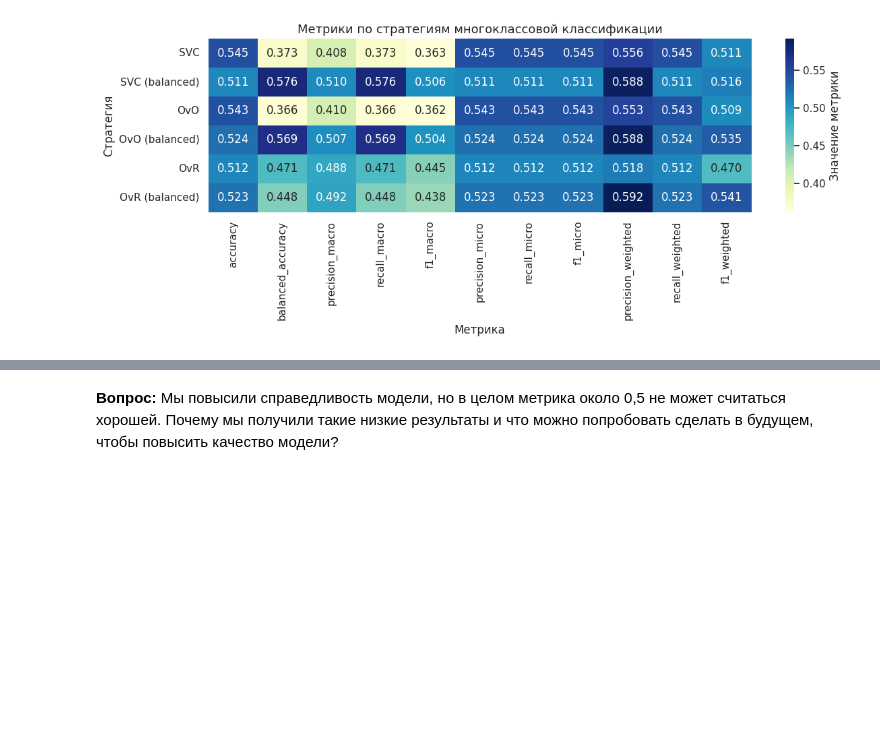
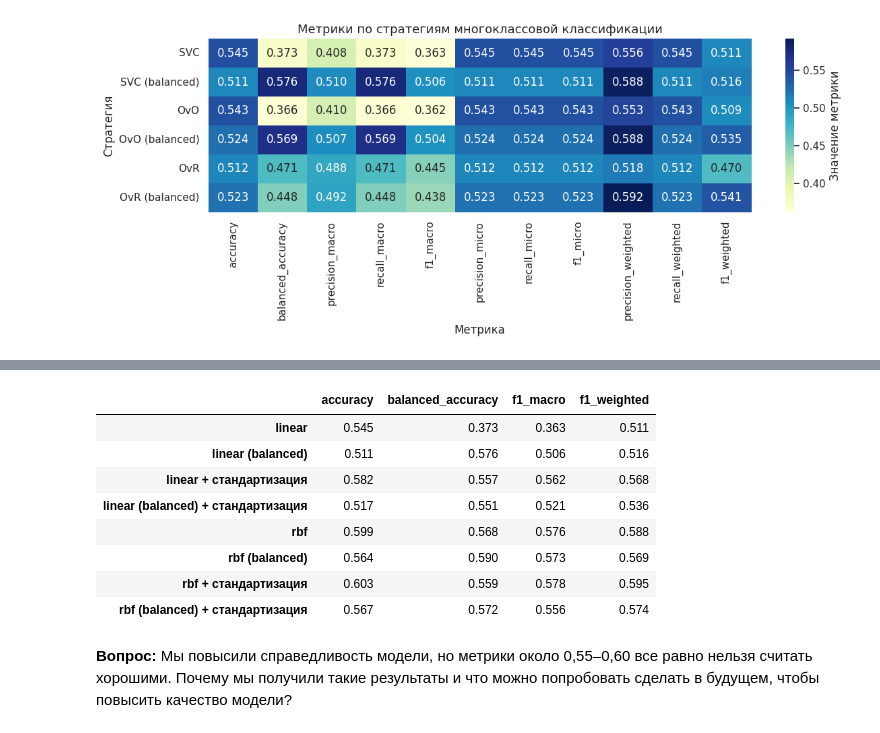
Before and after one commit to evgpat/ml_basics_course, a Jupyter notebook: lesson_06/06_Семинар_Многоклассовая_классификация.ipynb, the cells around one changed output, grey strips where cells are left out. Cells and saved outputs as stored; diff of their text form; code cells hidden in the pictures; blank space fills up the shorter version.

```diff
--- a/lesson_06/06_Семинар_Многоклассовая_классификация.ipynb
+++ b/lesson_06/06_Семинар_Многоклассовая_классификация.ipynb
@@ -567,2 +771,33 @@ Accuracy (общая точность) действительно снизила
+# %%
+svm_rbf = SVC(kernel="rbf", C=1.0, gamma="scale", random_state=0)
+svm_rbf_balanced = SVC(kernel="rbf", C=1.0, gamma="scale", class_weight="balanced", random_state=0)
+
+cv_results_rbf = cross_validate(svm_rbf, X, y, cv=cv, n_jobs=3, scoring=scoring)
+cv_results_rbf_balanced = cross_validate(svm_rbf_balanced, X, y, cv=cv, n_jobs=3, scoring=scoring)
+cv_results_rbf_scaled = cross_validate(make_pipeline(StandardScaler(), svm_rbf), X, y, cv=cv, n_jobs=3, scoring=scoring)
+cv_results_rbf_scaled_balanced = cross_validate(make_pipeline(StandardScaler(), svm_rbf_balanced), X, y, cv=cv, n_jobs=3, scoring=scoring)
+
+summary_kernels = pd.concat([
+    summarize(cv_results_svm, "linear"),
+    summarize(cv_results_svm_balanced, "linear (balanced)"),
+    summarize(cv_results_svm_scaled, "linear + стандартизация"),
+    summarize(cv_results_svm_scaled_balanced, "linear (balanced) + стандартизация"),
+    summarize(cv_results_rbf, "rbf"),
+    summarize(cv_results_rbf_balanced, "rbf (balanced)"),
+    summarize(cv_results_rbf_scaled, "rbf + стандартизация"),
+    summarize(cv_results_rbf_scaled_balanced, "rbf (balanced) + стандартизация"),
+], axis=1).T
+
+display(summary_kernels[["accuracy", "balanced_accuracy", "f1_macro", "f1_weighted"]])
+# %% [output]
+|  | accuracy | balanced_accuracy | f1_macro | f1_weighted |
+| linear | 0.545 | 0.373 | 0.363 | 0.511 |
+| linear (balanced) | 0.511 | 0.576 | 0.506 | 0.516 |
+| linear + стандартизация | 0.582 | 0.557 | 0.562 | 0.568 |
+| linear (balanced) + стандартизация | 0.517 | 0.551 | 0.521 | 0.536 |
+| rbf | 0.599 | 0.568 | 0.576 | 0.588 |
+| rbf (balanced) | 0.564 | 0.590 | 0.573 | 0.569 |
+| rbf + стандартизация | 0.603 | 0.559 | 0.578 | 0.595 |
+| rbf (balanced) + стандартизация | 0.567 | 0.572 | 0.556 | 0.574 |
 # %% [markdown]
-**Вопрос:** Мы повысили справедливость модели, но в целом метрика около 0,5 не может считаться хорошей. Почему мы получили такие низкие результаты и что можно попробовать сделать в будущем, чтобы повысить качество модели?
+**Вопрос:** Мы повысили справедливость модели, но метрики около 0,55–0,60 все равно нельзя считать хорошими. Почему мы получили такие результаты и что можно попробовать сделать в будущем, чтобы повысить качество модели?
```
Also changed, not shown: parts of 39 cells of this notebook, 2 other files.
